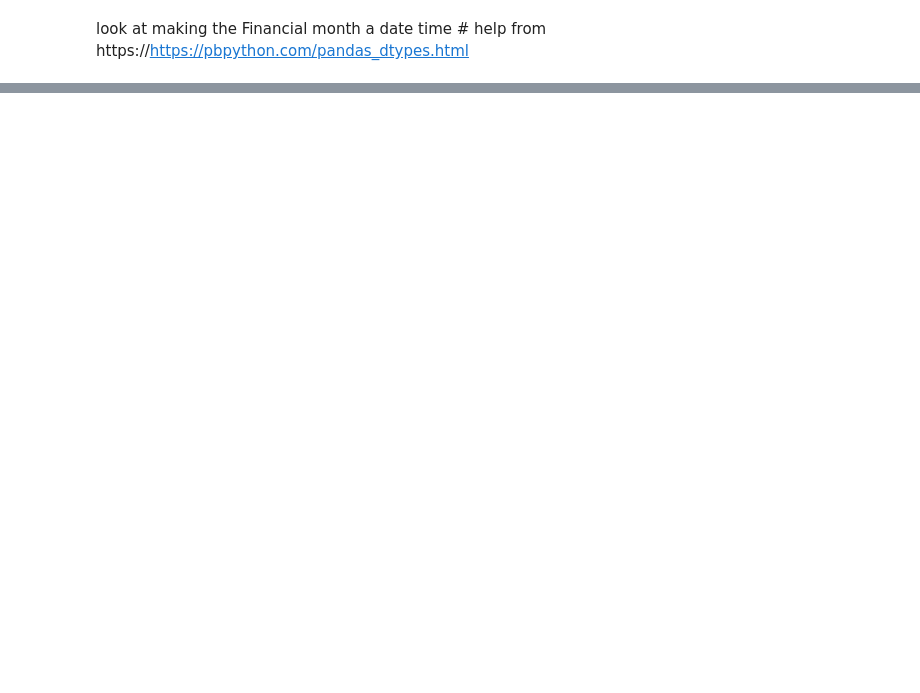
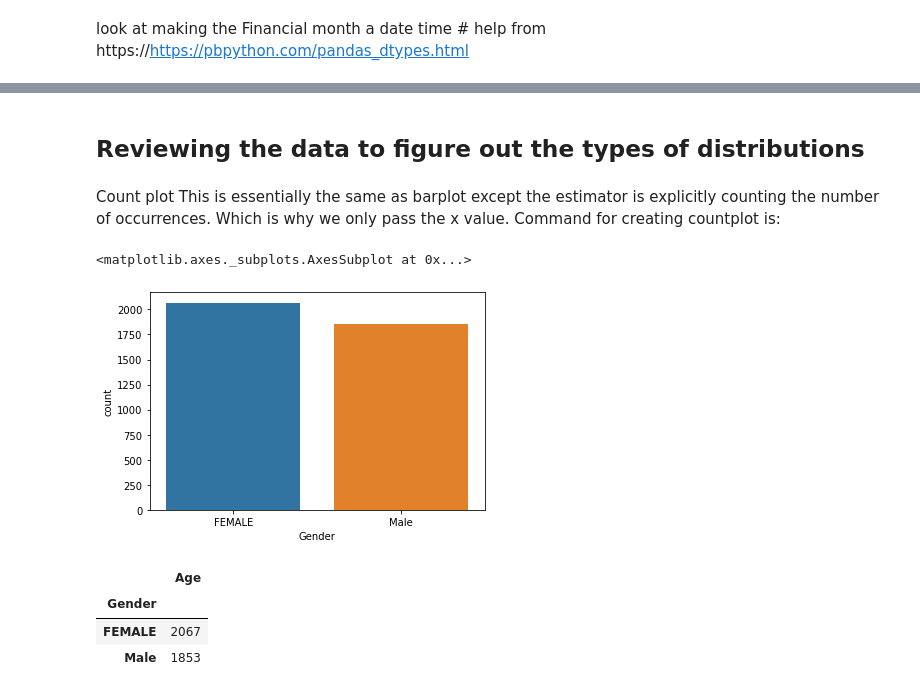
Before and after one commit to brendantipp/sem2_prog_data_analysis_project, a Jupyter notebook: product_analysis.ipynb, the cells around one changed output, grey strips where cells are left out. Drawn from its saved outputs; the diff is of its cells as text; code cells hidden in the pictures; blank space fills up the shorter version.

Commit message:
testing more plots to determine the distributions

```diff
--- a/product_analysis.ipynb
+++ b/product_analysis.ipynb
@@ -117,5 +119,5 @@ Best practice convernt some of our data types into categories
 # %%
-df[["Gender", "Employment Status","Loan Interest Code Description"]] = df[["Gender", "Employment Status","Loan Interest Code Description"]].astype("category")
+df[["Gender", "Employment Status","Loan Type"]] = df[["Gender", "Employment Status","Loan Type"]].astype("category")
 #df["Loan Interest Code Description"] = df["Loan Interest Code Description"].astype("category")
 #df["Employment Status"] = df["Employment Status"].astype("category")
 # %%
@@ -135,0 +139,19 @@ memory usage: 76.4+ KB
+# %% [markdown]
+## Reviewing the data to figure out the types of distributions
+# %% [markdown]
+Count plot
+This is essentially the same as barplot except the estimator is explicitly counting the number of occurrences. Which is why we only pass the x value. Command for creating countplot is:
+# %%
+sns.countplot(x='Gender',data=df)
+#https://datascienceplus.com/seaborn-categorical-plots-in-python/
+# %% [output]
+<matplotlib.axes._subplots.AxesSubplot at 0x...>
+[figure, added]
+# %%
+df[["Gender","Age"]].groupby("Gender").count()
+#https://pandas.pydata.org/pandas-docs/dev/getting_started/intro_tutorials/06_calculate_statistics.html
+# %% [output]
+|  | Age |
+| Gender |  |
+| FEMALE | 2067 |
+| Male | 1853 |
```
Also changed, not shown: parts of 15 cells of this notebook.
